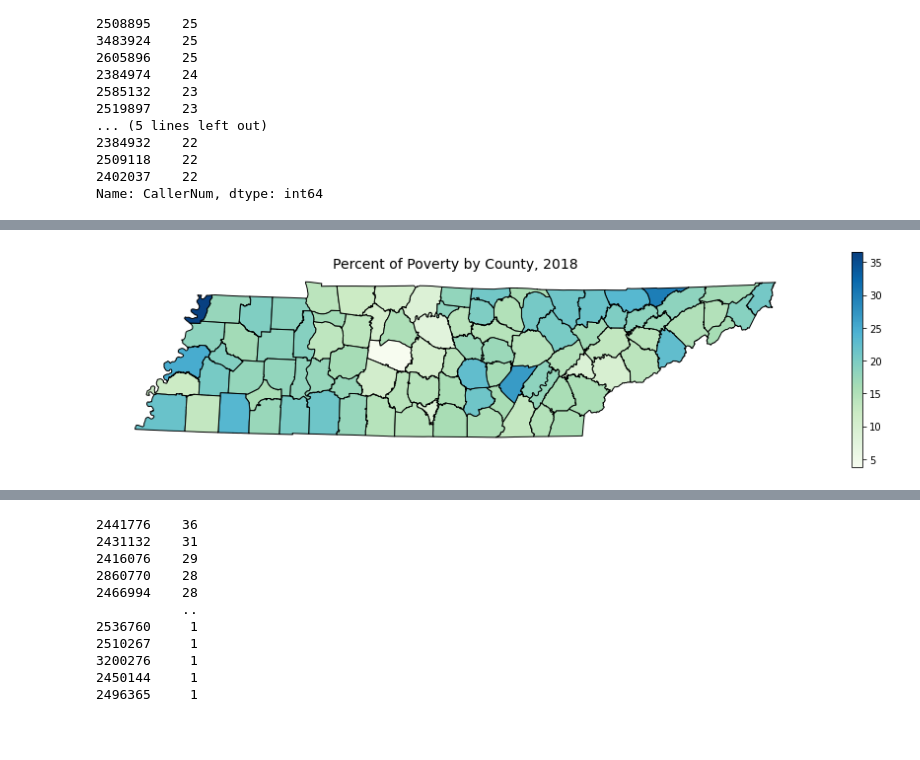
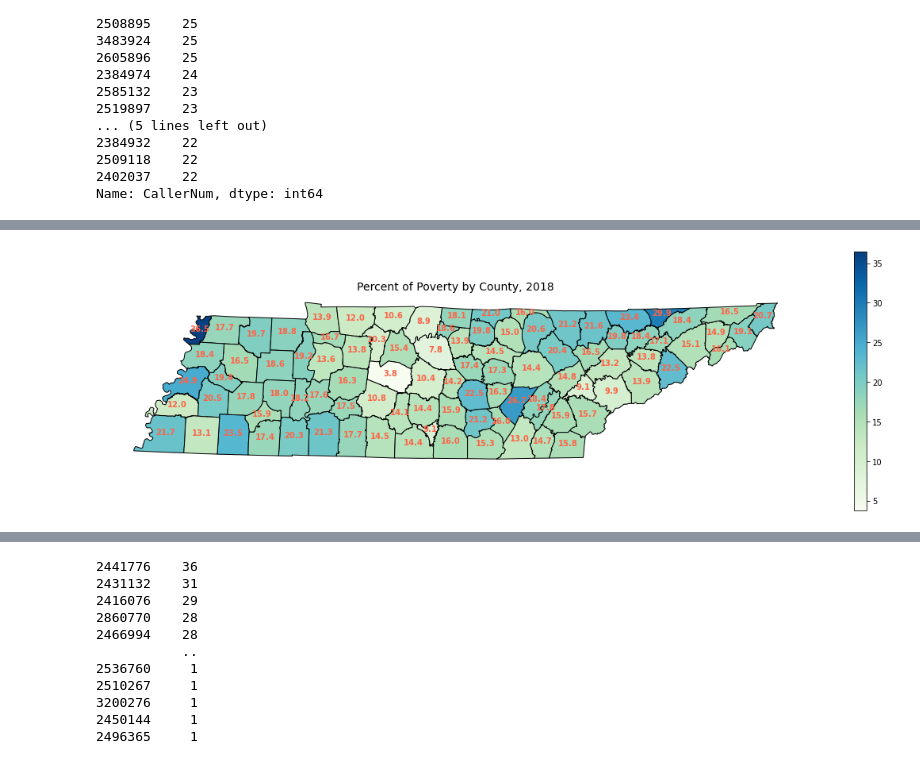
Before and after one commit to bsfcs/smile-on-spiderman, a Jupyter notebook: notebooks/smile_on.ipynb, the cells around one changed output, grey strips where cells are left out. Drawn from its saved outputs; the diff is of its cells as text; code cells hidden in the pictures; blank space fills up the shorter version.

```diff
--- a/notebooks/smile_on.ipynb
+++ b/notebooks/smile_on.ipynb
@@ -487,14 +493,22 @@ pov_map.head(3)
 | 1 | 77 | Wayne | 47181 | 2.050741e+10 | 666520.678598 | POLYGON ((1365052.057 391716.806,... | 47181 | TN | Wayne County | 3066 | ... |
 | 2 | 78 | Tipton | 47167 | 1.319125e+10 | 865093.887634 | MULTIPOLYGON (((886814.330 400456... | 47167 | TN | Tipton County | 7240 | ... |
 # %%
-fig, ax = plt.subplots(figsize=(16,4))
+#Create map of poverty percent by county:
+
+fig, ax = plt.subplots(figsize=(20,6))
 pov_map.plot(column = 'PCTPOVALL_2018',
               cmap = 'GnBu',
               edgecolor = 'black',
               legend = True,
               ax = ax)
+
+for index, row in pov_map.iterrows():
+    plt.annotate(text=row['PCTPOVALL_2018'],
+                 xy=(row['geometry'].centroid.x, row['geometry'].centroid.y),
+                 horizontalalignment='center', fontweight = 'bold', color = 'tomato')
+
 plt.title('Percent of Poverty by County, 2018', fontsize = 14)
 ax.axis('off');
 # %% [output]
-[figure, old version]
+[figure, new version]
 # %%
```
Also changed, not shown: parts of 31 cells of this notebook, 10 other files.
